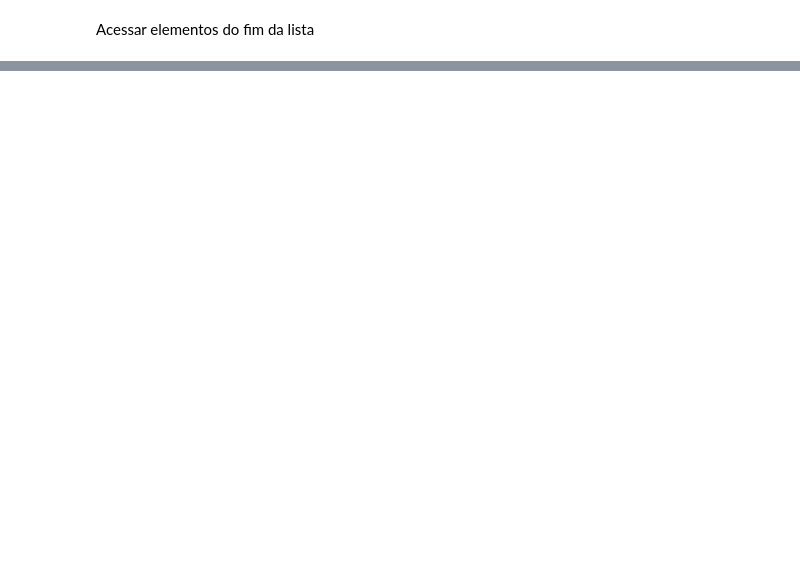
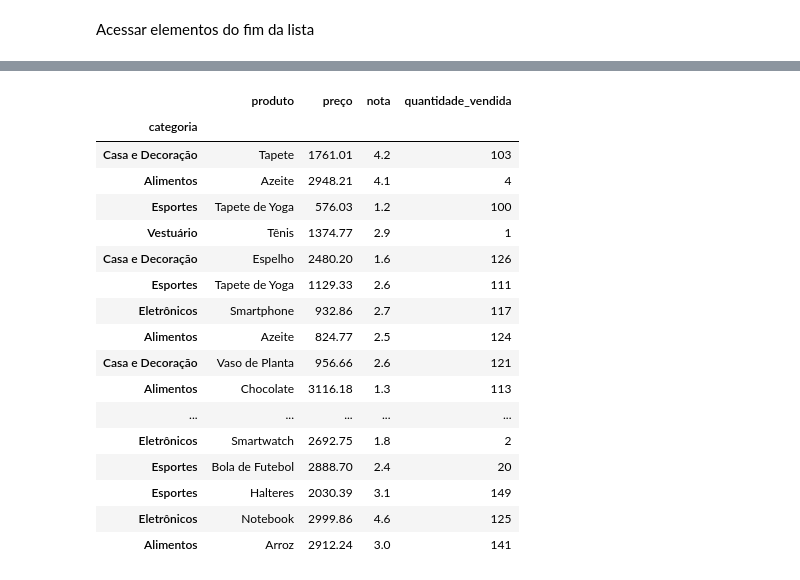
Before and after one commit to cfcarmem/Especialista_IA_Alura_102026, a Jupyter notebook: colab_conecta_python_gemini.ipynb, the cells around one changed output, grey strips where cells are left out. Cells and saved outputs as stored; diff of their text form; code cells hidden in the pictures; blank space fills up the shorter version.

```diff
--- a/colab_conecta_python_gemini.ipynb
+++ b/colab_conecta_python_gemini.ipynb
@@ -284,0 +996,27 @@ Pedro
+# %%
+#AGORA O MÉTODO LOC  - para trabalhar com indice não numerico
+df_produtos_com_indice = df_produtos.set_index("categoria")
+display(df_produtos_com_indice)
+# %%
+#loc - setar a categoria como indice
+df_produtos_com_indice = df_produtos.set_index("categoria")
+display(df_produtos_com_indice)
+# %% [output]
+|  | produto | preço | nota | quantidade_vendida |
+| categoria |  |  |  |  |
+| Casa e Decoração | Tapete | 1761.01 | 4.2 | 103 |
+| Alimentos | Azeite | 2948.21 | 4.1 | 4 |
+| Esportes | Tapete de Yoga | 576.03 | 1.2 | 100 |
+| Vestuário | Tênis | 1374.77 | 2.9 | 1 |
+| Casa e Decoração | Espelho | 2480.20 | 1.6 | 126 |
+| Esportes | Tapete de Yoga | 1129.33 | 2.6 | 111 |
+| Eletrônicos | Smartphone | 932.86 | 2.7 | 117 |
+| Alimentos | Azeite | 824.77 | 2.5 | 124 |
+| Casa e Decoração | Vaso de Planta | 956.66 | 2.6 | 121 |
+| Alimentos | Chocolate | 3116.18 | 1.3 | 113 |
+| ... | ... | ... | ... | ... |
+| Eletrônicos | Smartwatch | 2692.75 | 1.8 | 2 |
+| Esportes | Bola de Futebol | 2888.70 | 2.4 | 20 |
+| Esportes | Halteres | 2030.39 | 3.1 | 149 |
+| Eletrônicos | Notebook | 2999.86 | 4.6 | 125 |
+| Alimentos | Arroz | 2912.24 | 3.0 | 141 |
```
Also changed, not shown: parts of 88 cells of this notebook.
